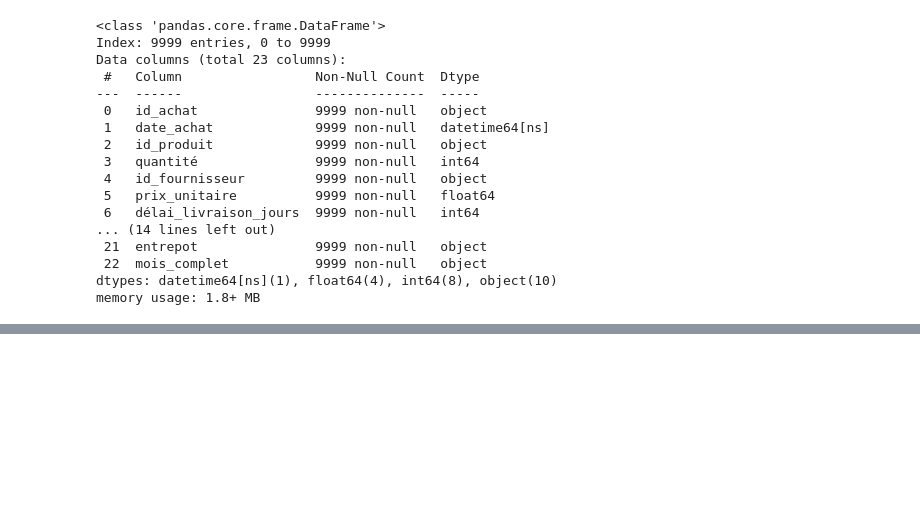
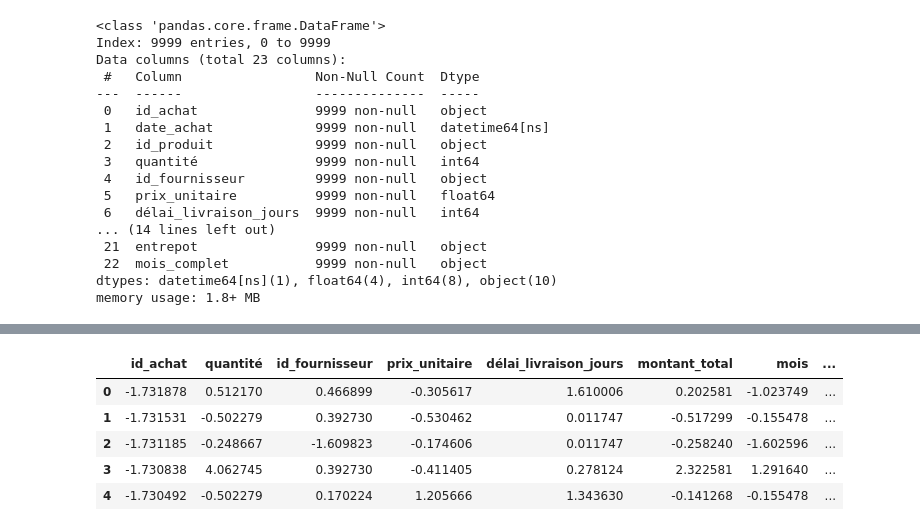
Before and after one commit to Fanaingamampiandra/Projet_Supply_chain, a Jupyter notebook: stephanie/achat_prod_fourn_stock.ipynb, the cells around one changed output, grey strips where cells are left out. Saved outputs shown, nothing was run; the diff lists cells and outputs as text; code cells hidden in the pictures; blank space fills up the shorter version.

```diff
--- a/stephanie/achat_prod_fourn_stock.ipynb
+++ b/stephanie/achat_prod_fourn_stock.ipynb
@@ -1297,0 +399,17 @@ plt.show()
+# %%
+# Encoder les colonnes catégorielles
+cat_cols = df.select_dtypes(include=['object']).columns
+le = LabelEncoder()
+for col in cat_cols:
+    df[col] = le.fit_transform(df[col].astype(str))
+# %%
+# Supprimer les lignes avec valeurs manquantes
+df = df.dropna()
+# %%
+# Création de la variable cible binaire : 1 = délai court, 0 = délai long
+median_delay = df['délai_livraison_jours'].median()
+df['delai_court'] = (df['délai_livraison_jours'] <= median_delay).astype(int)
+# %%
+# Définir X (features) et y (target)
+X = df.drop(columns=['delai_livraison_jours', 'delai_court'], errors='ignore')
+y = df['delai_court']
@@ -1297,0 +420,10 @@ plt.show()
+# %%
+# Afficher les résultats standardisés (X_scaled) sous forme de DataFrame pour une meilleure lisibilité
+pd.DataFrame(X_scaled, columns=X.columns).head()
+# %% [output]
+|  | id_achat | quantité | id_fournisseur | prix_unitaire | délai_livraison_jours | montant_total | mois | ... |
+| 0 | -1.731878 | 0.512170 | 0.466899 | -0.305617 | 1.610006 | 0.202581 | -1.023749 | ... |
+| 1 | -1.731531 | -0.502279 | 0.392730 | -0.530462 | 0.011747 | -0.517299 | -0.155478 | ... |
+| 2 | -1.731185 | -0.248667 | -1.609823 | -0.174606 | 0.011747 | -0.258240 | -1.602596 | ... |
+| 3 | -1.730838 | 4.062745 | 0.392730 | -0.411405 | 0.278124 | 2.322581 | 1.291640 | ... |
+| 4 | -1.730492 | -0.502279 | 0.170224 | 1.205666 | 1.343630 | -0.141268 | -0.155478 | ... |
```
Also changed, not shown: parts of 61 cells of this notebook.
